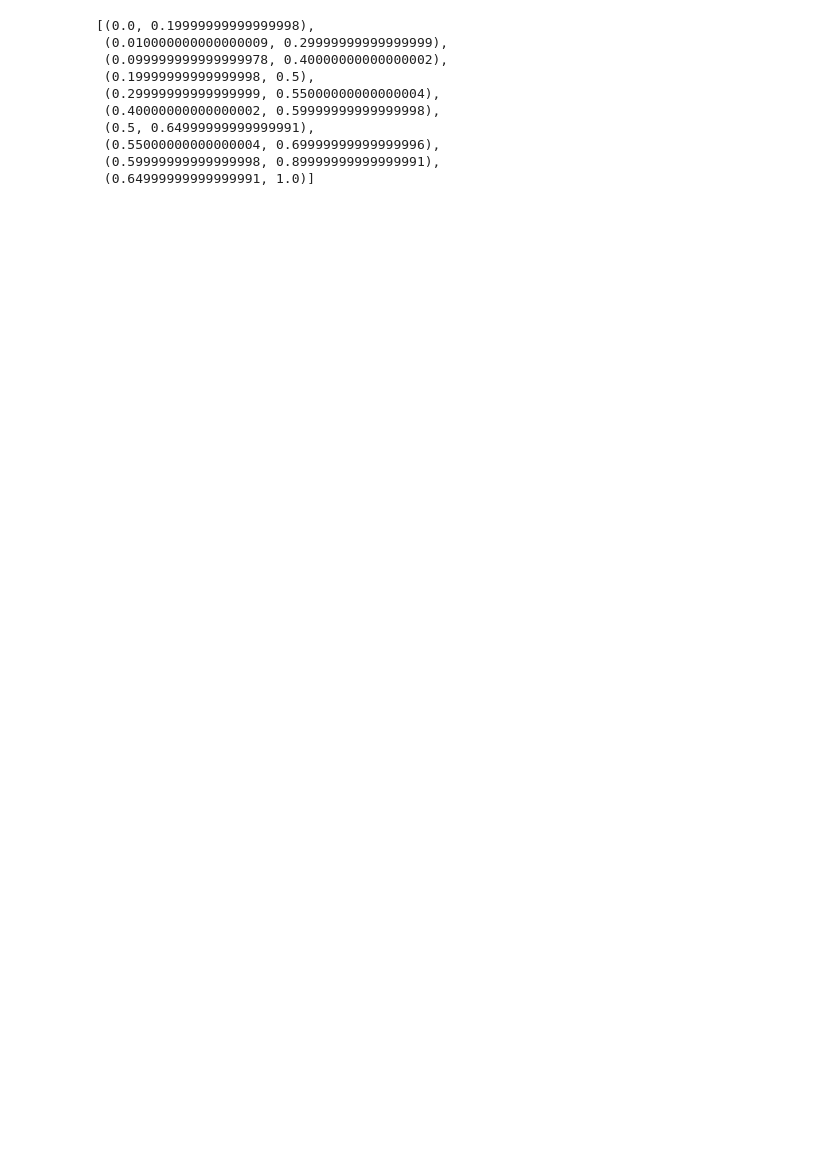
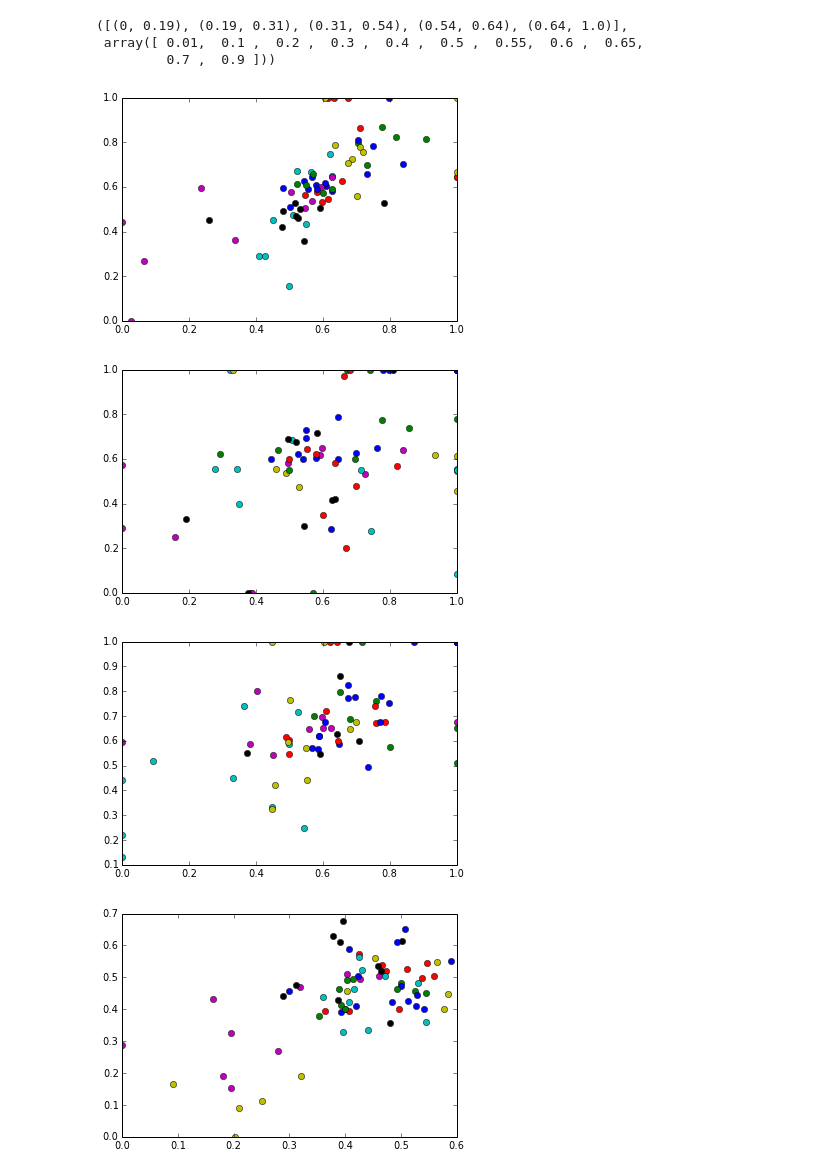
Before and after one commit to arokem/att_ss, a Jupyter notebook: AnalyzeByDistractor.ipynb, the cells around one changed output. Drawn from its saved outputs; the diff is of its cells as text; code cells hidden in the pictures; blank space fills up the shorter version.

```diff
--- a/AnalyzeByDistractor.ipynb
+++ b/AnalyzeByDistractor.ipynb
@@ -44,25 +45,39 @@ colors = dict(cued=np.array([17, 148, 109])/255.,
 # %%
 contrasts = 0.3 + np.array( [-0.29, -0.2, -0.1, 0., 0.1, 0.2, 0.25, 0.3, 0.35, 0.4, 0.6])
-contrast_divs = zip(np.concatenate([[0], contrasts[:-2]]), np.concatenate([contrasts[2:], [1]]))
+contrast_divs = zip(np.concatenate([[0], contrasts[:-1]]), np.concatenate([contrasts[1:], [1]]))
+contrast_divs = [(0, 0.19),
+                 (0.19, 0.31),
+                 (0.31, 0.54),
+                 (0.54, 0.64),
+                 (0.64, 1.0)]
 
-contrast_divs
+#contrast_divs = [(0, 0.02),
+#                 (0.02, 0.11),
+#                 (0.11, 0.21),
+#                 (0.21, 0.31),
+#                 (0.31, 0.41),
+#                 (0.41, 0.51),
+#                 (0.51, 0.56),
+#                 (0.56, 0.61),
+#                 (0.61, 0.71),
+#                 #(0.66, 0.71),
+#                 (0.71, 1.0)]
+
+contrast_divs, contrasts
+#contrasts.shape
 #[contrasts[1:], 1])
 # %% [output]
-[(0.0, 0.19999999999999998),
- (0.010000000000000009, 0.29999999999999999),
- (0.099999999999999978, 0.40000000000000002),
- (0.19999999999999998, 0.5),
- (0.29999999999999999, 0.55000000000000004),
- (0.40000000000000002, 0.59999999999999998),
- (0.5, 0.64999999999999991),
- (0.55000000000000004, 0.69999999999999996),
- (0.59999999999999998, 0.89999999999999991),
- (0.64999999999999991, 1.0)]
+([(0, 0.19), (0.19, 0.31), (0.31, 0.54), (0.54, 0.64), (0.64, 1.0)],
+ array([ 0.01,  0.1 ,  0.2 ,  0.3 ,  0.4 ,  0.5 ,  0.55,  0.6 ,  0.65,
+         0.7 ,  0.9 ]))
 # %%
 df1_list = []
 df2_list = []
+contrasts_used = []
+
 for distractor_low, distractor_high in contrast_divs:
-
+    contrasts_used.append(np.concatenate([contrasts[np.logical_and(contrasts>distractor_low,
+                                                                   contrasts<distractor_high)]]))
     df1, df2 = tools.get_df(17,
           path_to_files=path_to_files,
           boots=1,
@@ -120,2 +137,14 @@ cued_sens_ortho= np.array([this[90]['cued'] for this in sens_list])
 other_sens_ortho = np.array([this[90]['other'] for this in sens_list])
 neutral_sens_ortho = np.array([this[90]['neutral'] for this in sens_list])
+# %%
+for this in [cued_bias_para, other_bias_para, neutral_bias_para,
+             cued_bias_ortho, other_bias_ortho, neutral_bias_ortho,
+             cued_sens_para, other_sens_para, neutral_sens_para,
+             cued_sens_ortho, other_sens_ortho, neutral_sens_ortho]:
+    fig, ax = plt.subplots(1)
+    ax.plot(this[:, :n_subjects], this[:, n_subjects:], 'o')
+# %% [output]
+[figure, added]
+[figure, added]
+[figure, added]
+[figure, added]
```
Also changed, not shown: parts of 11 cells of this notebook, 1 other file.
